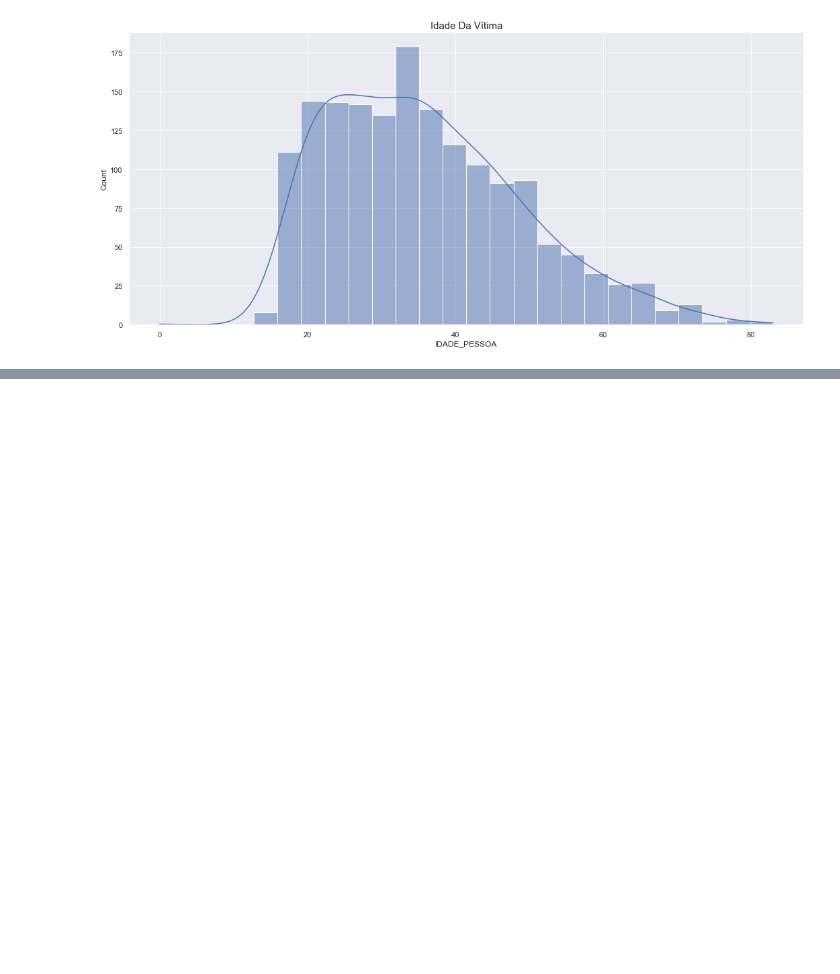
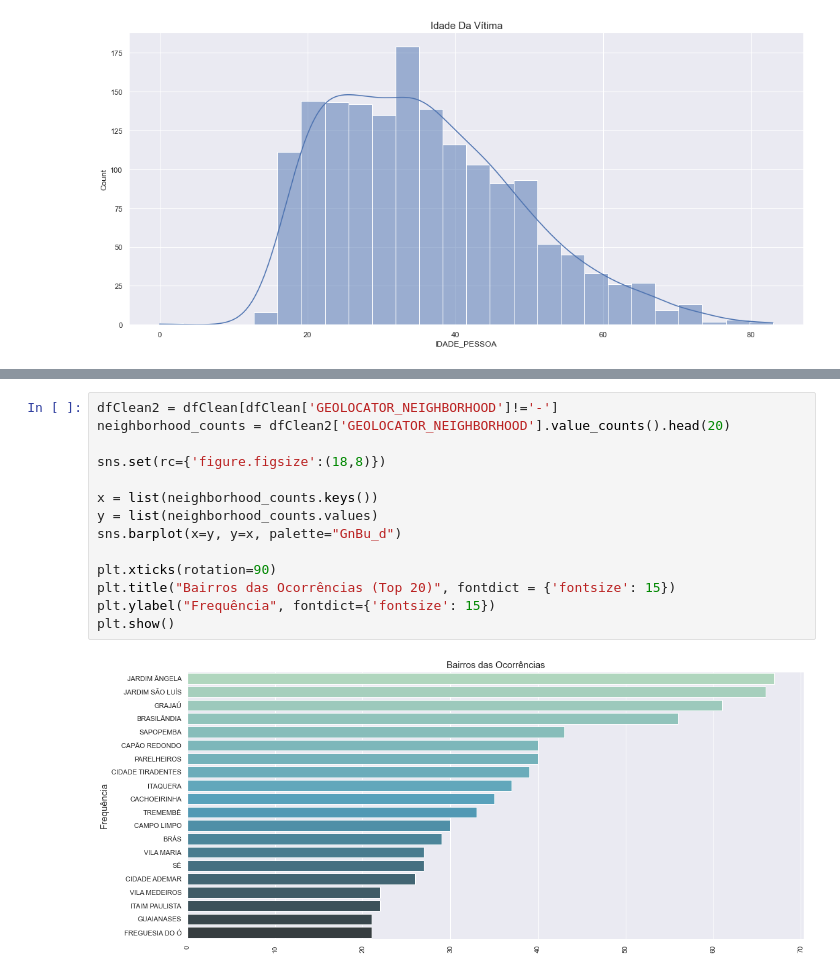
Before and after one commit to LucaNoto/PF_CoderHouse, a Jupyter notebook: Crimes_AnaliseUnivariadaLucaNoto.ipynb, the cells around one changed output, grey strips where cells are left out. Cells and saved outputs as stored; diff of their text form; blank space fills up the shorter version.

```diff
--- a/Crimes_AnaliseUnivariadaLucaNoto.ipynb
+++ b/Crimes_AnaliseUnivariadaLucaNoto.ipynb
@@ -515,0 +532,16 @@ See the caveats in the documentation: https://pandas.pydata.org/pandas-docs/stab
+# %%
+dfClean2 = dfClean[dfClean['GEOLOCATOR_NEIGHBORHOOD']!='-']
+neighborhood_counts = dfClean2['GEOLOCATOR_NEIGHBORHOOD'].value_counts().head(20)
+
+sns.set(rc={'figure.figsize':(18,8)})
+
+x = list(neighborhood_counts.keys())
+y = list(neighborhood_counts.values)
+sns.barplot(x=y, y=x, palette="GnBu_d")
+
+plt.xticks(rotation=90)
+plt.title("Bairros das Ocorrências (Top 20)", fontdict = {'fontsize': 15})
+plt.ylabel("Frequência", fontdict={'fontsize': 15})
+plt.show()
+# %% [output]
+[figure, added]
```
Also changed, not shown: parts of 1 cell of this notebook, 1 other file.
